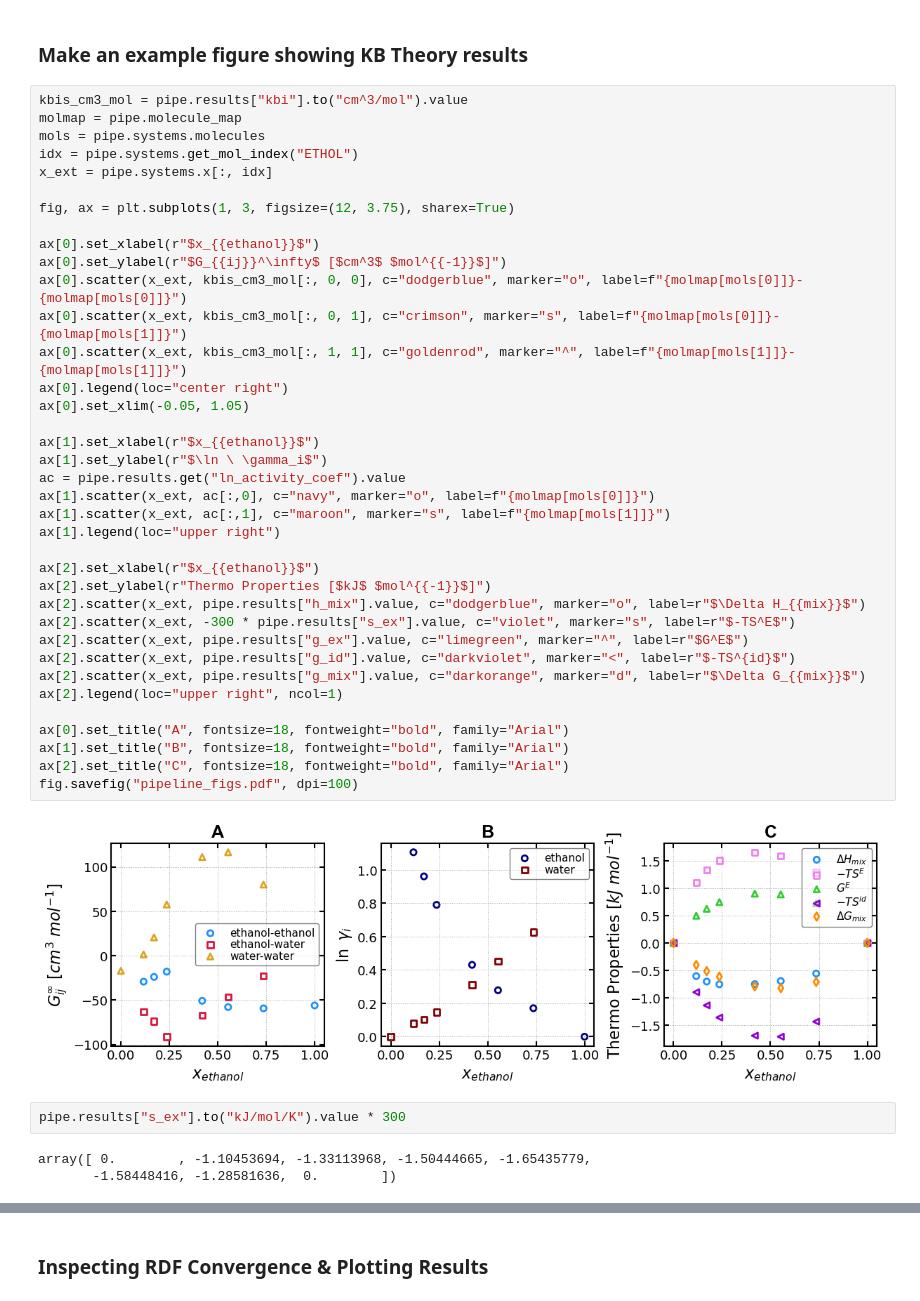
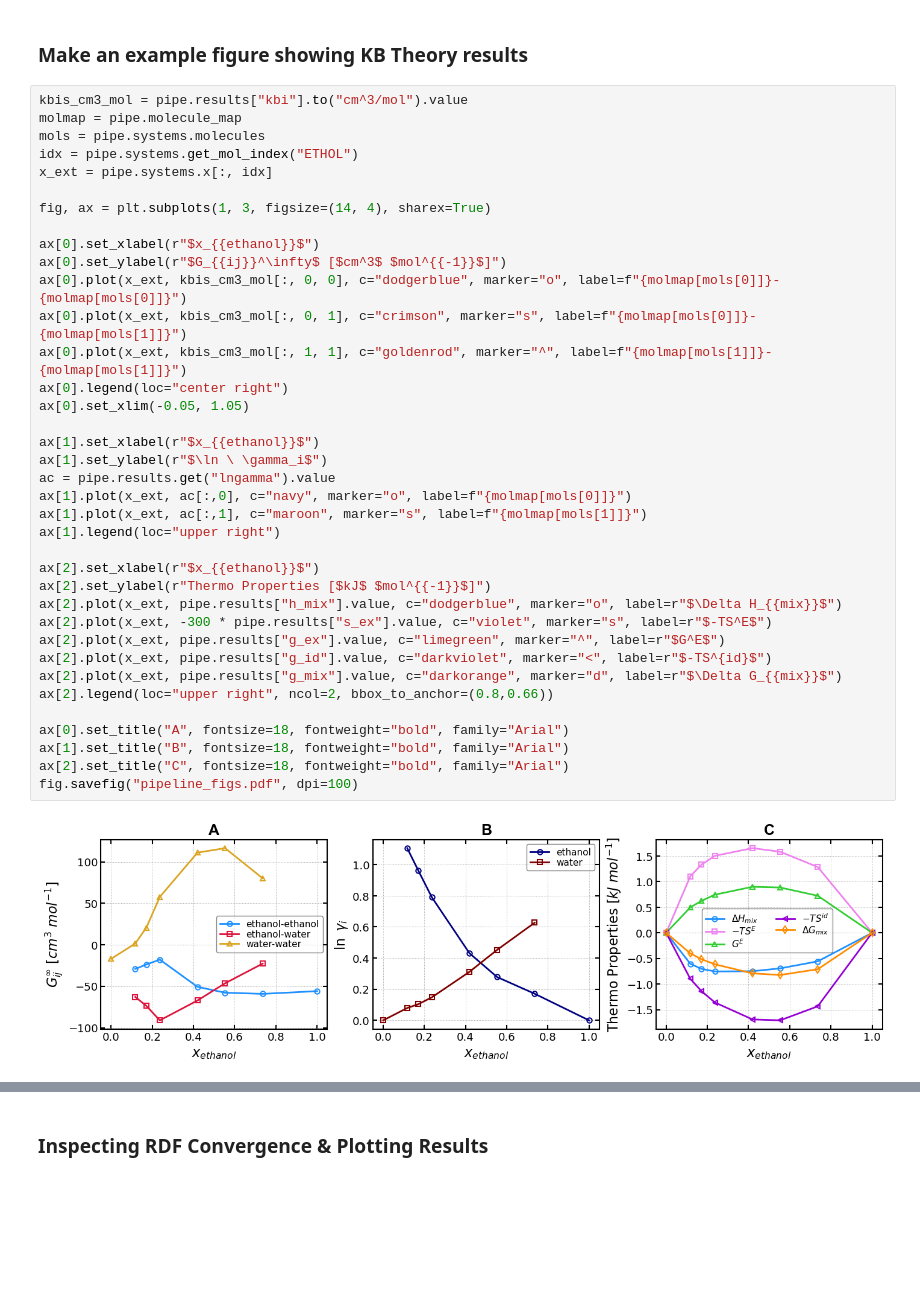
Before and after one commit to anl-sepsci/kbkit, a Jupyter notebook: examples/etoh_h2o_example.ipynb, the cells around one changed output, grey strips where cells are left out. Drawn from its saved outputs; the diff is of its cells as text; blank space fills up the shorter version.

Commit message:
updated plotting functions

```diff
--- a/examples/etoh_h2o_example.ipynb
+++ b/examples/etoh_h2o_example.ipynb
@@ -47,45 +47,40 @@ fig, ax = pipe.thermo_plotter.plot_property("ln_activity_coef", ylabel=r"$\ln \g
 # %%
 kbis_cm3_mol = pipe.results["kbi"].to("cm^3/mol").value
 molmap = pipe.molecule_map
 mols = pipe.systems.molecules
 idx = pipe.systems.get_mol_index("ETHOL")
 x_ext = pipe.systems.x[:, idx]
 
-fig, ax = plt.subplots(1, 3, figsize=(12, 3.75), sharex=True)
+fig, ax = plt.subplots(1, 3, figsize=(14, 4), sharex=True)
 
 ax[0].set_xlabel(r"$x_{{ethanol}}$")
 ax[0].set_ylabel(r"$G_{{ij}}^\infty$ [$cm^3$ $mol^{{-1}}$]")
-ax[0].scatter(x_ext, kbis_cm3_mol[:, 0, 0], c="dodgerblue", marker="o", label=f"{molmap[mols[0]]}-{molmap[mols[0]]}")
-ax[0].scatter(x_ext, kbis_cm3_mol[:, 0, 1], c="crimson", marker="s", label=f"{molmap[mols[0]]}-{molmap[mols[1]]}")
-ax[0].scatter(x_ext, kbis_cm3_mol[:, 1, 1], c="goldenrod", marker="^", label=f"{molmap[mols[1]]}-{molmap[mols[1]]}")
+ax[0].plot(x_ext, kbis_cm3_mol[:, 0, 0], c="dodgerblue", marker="o", label=f"{molmap[mols[0]]}-{molmap[mols[0]]}")
+ax[0].plot(x_ext, kbis_cm3_mol[:, 0, 1], c="crimson", marker="s", label=f"{molmap[mols[0]]}-{molmap[mols[1]]}")
+ax[0].plot(x_ext, kbis_cm3_mol[:, 1, 1], c="goldenrod", marker="^", label=f"{molmap[mols[1]]}-{molmap[mols[1]]}")
 ax[0].legend(loc="center right")
 ax[0].set_xlim(-0.05, 1.05)
 
 ax[1].set_xlabel(r"$x_{{ethanol}}$")
 ax[1].set_ylabel(r"$\ln \ \gamma_i$")
-ac = pipe.results.get("ln_activity_coef").value
-ax[1].scatter(x_ext, ac[:,0], c="navy", marker="o", label=f"{molmap[mols[0]]}")
-ax[1].scatter(x_ext, ac[:,1], c="maroon", marker="s", label=f"{molmap[mols[1]]}")
+ac = pipe.results.get("lngamma").value
+ax[1].plot(x_ext, ac[:,0], c="navy", marker="o", label=f"{molmap[mols[0]]}")
+ax[1].plot(x_ext, ac[:,1], c="maroon", marker="s", label=f"{molmap[mols[1]]}")
 ax[1].legend(loc="upper right")
 
 ax[2].set_xlabel(r"$x_{{ethanol}}$")
 ax[2].set_ylabel(r"Thermo Properties [$kJ$ $mol^{{-1}}$]")
-ax[2].scatter(x_ext, pipe.results["h_mix"].value, c="dodgerblue", marker="o", label=r"$\Delta H_{{mix}}$")
-ax[2].scatter(x_ext, -300 * pipe.results["s_ex"].value, c="violet", marker="s", label=r"$-TS^E$")
-ax[2].scatter(x_ext, pipe.results["g_ex"].value, c="limegreen", marker="^", label=r"$G^E$")
-ax[2].scatter(x_ext, pipe.results["g_id"].value, c="darkviolet", marker="<", label=r"$-TS^{id}$")
-ax[2].scatter(x_ext, pipe.results["g_mix"].value, c="darkorange", marker="d", label=r"$\Delta G_{{mix}}$")
-ax[2].legend(loc="upper right", ncol=1)
+ax[2].plot(x_ext, pipe.results["h_mix"].value, c="dodgerblue", marker="o", label=r"$\Delta H_{{mix}}$")
+ax[2].plot(x_ext, -300 * pipe.results["s_ex"].value, c="violet", marker="s", label=r"$-TS^E$")
+ax[2].plot(x_ext, pipe.results["g_ex"].value, c="limegreen", marker="^", label=r"$G^E$")
+ax[2].plot(x_ext, pipe.results["g_id"].value, c="darkviolet", marker="<", label=r"$-TS^{id}$")
+ax[2].plot(x_ext, pipe.results["g_mix"].value, c="darkorange", marker="d", label=r"$\Delta G_{{mix}}$")
+ax[2].legend(loc="upper right", ncol=2, bbox_to_anchor=(0.8,0.66))
 
 ax[0].set_title("A", fontsize=18, fontweight="bold", family="Arial")
 ax[1].set_title("B", fontsize=18, fontweight="bold", family="Arial")
 ax[2].set_title("C", fontsize=18, fontweight="bold", family="Arial")
 fig.savefig("pipeline_figs.pdf", dpi=100)
 # %% [output]
-[figure, old version]
+[figure, new version]
-# %%
-pipe.results["s_ex"].to("kJ/mol/K").value * 300
-# %% [output]
-array([ 0.        , -1.10453694, -1.33113968, -1.50444665, -1.65435779,
-       -1.58448416, -1.28581636,  0.        ])
 # %%
```
Also changed, not shown: parts of 11 cells of this notebook, 24 other files.
